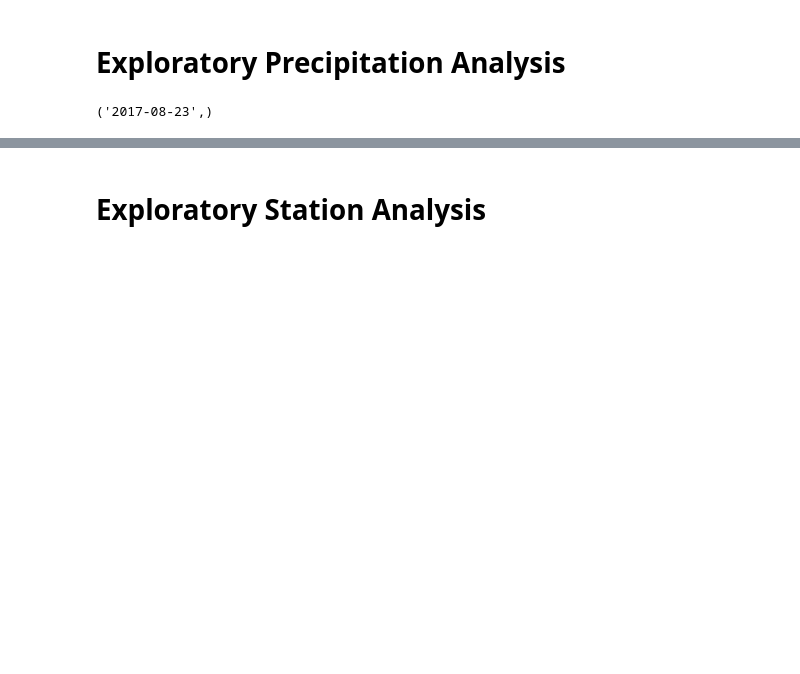
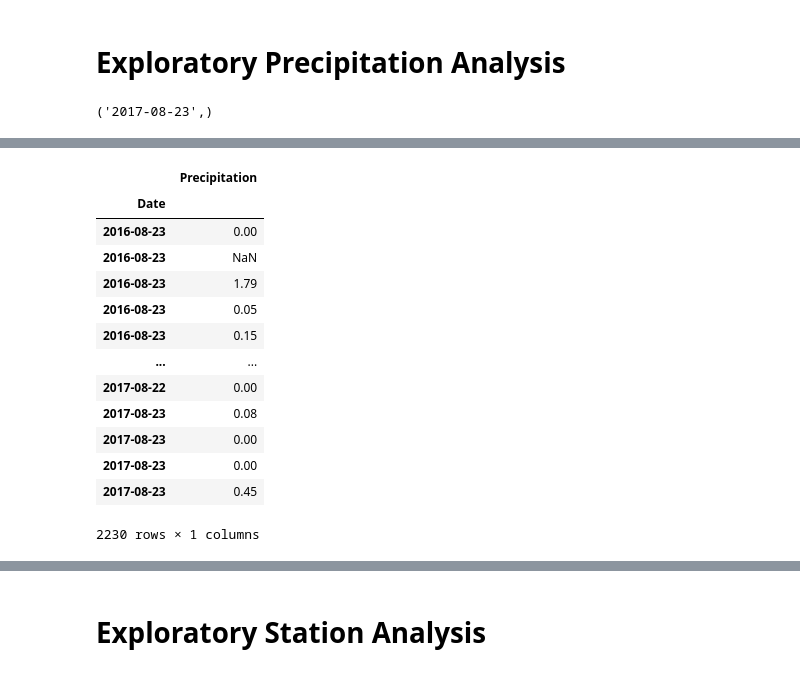
Before and after one commit to ekatuuo/sqlalchemy-challenge, a Jupyter notebook: climate_starter.ipynb, the cells around one changed output, grey strips where cells are left out. Cells and saved outputs as stored; diff of their text form; code cells hidden in the pictures; blank space fills up the shorter version.

```diff
--- a/climate_starter.ipynb
+++ b/climate_starter.ipynb
@@ -82,0 +82,11 @@ KeyError: 'Date'
+# %%
+
+# Save the query results as a Pandas DataFrame and set the index to the date column
+
+# precipitation_df = pd.DataFrame(precipitation_data, columns = ['date', 'precipitation'])
+
+# precipitation_df.set_index('date', inplace = True)
+
+precipitation_df = pd.DataFrame(precipitation_data, columns=['Date', 'Precipitation'])
+precipitation_df.set_index('Date', inplace=True)
+precipitation_df.head()
@@ -82,0 +101,19 @@ KeyError: 'Date'
+# %%
+# Sort the dataframe by date
+precipitation_df = precipitation_df.sort_values('Date')
+precipitation_df
+# %% [output]
+|  | Precipitation |
+| Date |  |
+| 2016-08-23 | 0.00 |
+| 2016-08-23 | NaN |
+| 2016-08-23 | 1.79 |
+| 2016-08-23 | 0.05 |
+| 2016-08-23 | 0.15 |
+| ... | ... |
+| 2017-08-22 | 0.00 |
+| 2017-08-23 | 0.08 |
+| 2017-08-23 | 0.00 |
+| 2017-08-23 | 0.00 |
+| 2017-08-23 | 0.45 |
+2230 rows × 1 columns
```
Also changed, not shown: parts of 4 cells of this notebook, 1 other file.
